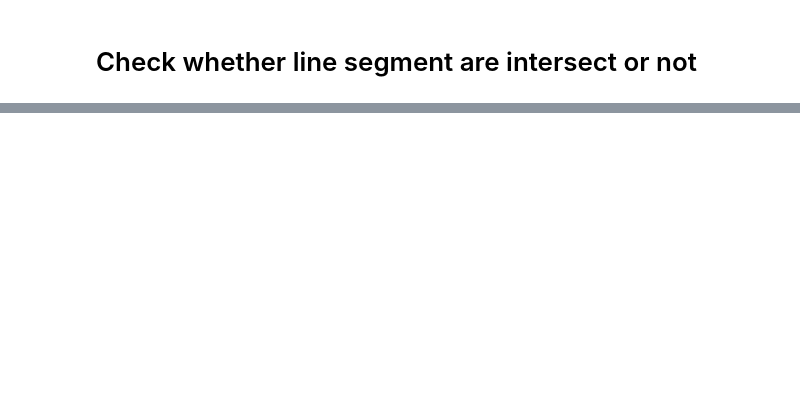
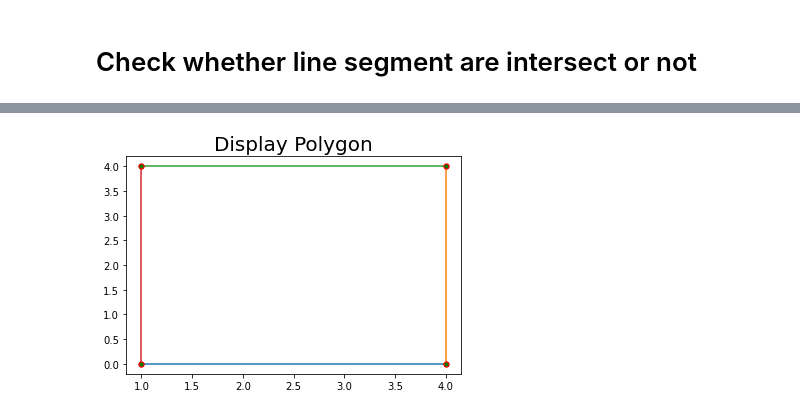
Before and after one commit to sudhankandel/CG-lab, a Jupyter notebook: Lab -1,2,3,4,5.ipynb, the cells around one changed output, grey strips where cells are left out. Cells and saved outputs as stored; diff of their text form; code cells hidden in the pictures; blank space fills up the shorter version.

```diff
--- a/Lab -1,2,3,4,5.ipynb
+++ b/Lab -1,2,3,4,5.ipynb
@@ -441,3 +434,66 @@ class LineIntersect:
 intersect=LineIntersect()
 intersect.displayinfo()
 intersect.visualization()
+# %%
+import matplotlib.pyplot as plt
+
+class Node:
+    def __init__(self,data):
+        self.data = data;
+        self.previous = None;
+        self.next = None;
+
+class DoublyLinkedList:
+    def __init__(self):
+        self.head = None;
+        self.tail = None;
+    def addNode(self, data):
+        newNode = Node(data);
+        if(self.head == None):
+            self.head = self.tail = newNode;
+            self.head.previous = None;
+            self.tail.next = None;
+        else:
+            self.tail.next = newNode;
+            newNode.previous = self.tail;
+            self.tail = newNode;
+            self.tail.next = None;
+class Polygon(DoublyLinkedList):
+    def __init__(self):
+        super(Polygon, self).__init__()
+        number_of_vertices=int(input("Please Enter the number of vertices"))
+        for i in range(number_of_vertices):
+            x,y=input("Please Enter X and Y cordinate").split(',')
+            x=int(x)
+            y=int(y)
+            self.addNode([x,y])
+    def dislpay(self):
+        print("\n.................................")
+        print("Name: Sudhan Kandel","\nRoll No: 2","\nSection: A")
+        print("\n.................................")
+        current=self.head
+        if(self.head==None):
+            print("List is empty")
+            return
+        while(current!=None):
+            print("Points of the polygons are: ")
+            print(current.data)
+            current=current.next
+    def visualization(self):
+        self.dislpay()
+        cur = self.head;
+        while cur:
+            a=cur.data
+            cur=cur.next
+            if cur==None:
+                cur1=self.head
+                while cur1:
+                    b=cur1.data
+                    break
+            else:
+                b=cur.data
+            plt.plot([a[0],b[0]],[a[1],b[1]], linestyle="-", marker="o", markersize=5, markeredgecolor="red", markerfacecolor="green")
+            plt.title("Display Polygon",fontdict={'fontsize':20})
+pol=Polygon()
+pol.visualization()
+# %% [output]
@@ -443,0 +520 @@ intersect.visualization()
+[figure, added]
```
Also changed, not shown: parts of 12 cells of this notebook, 3 other files.
